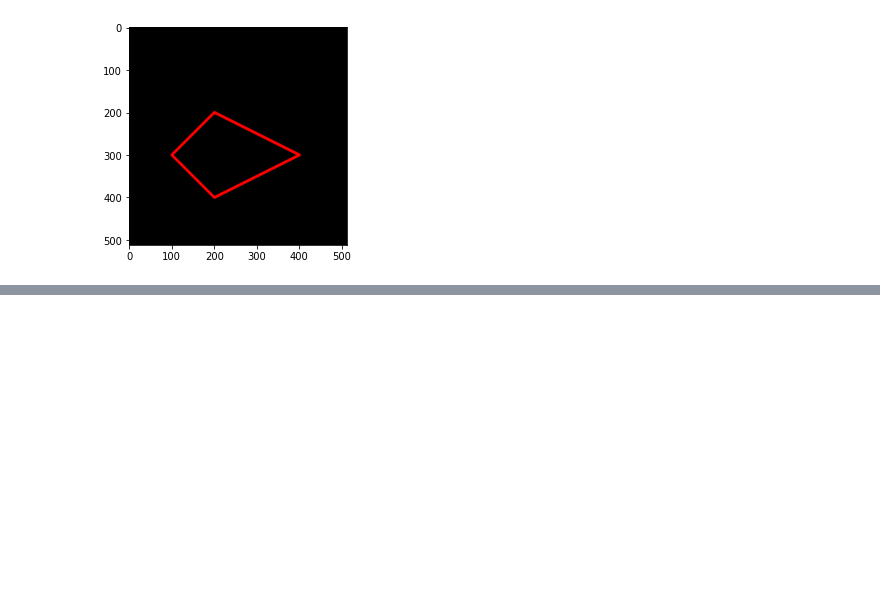
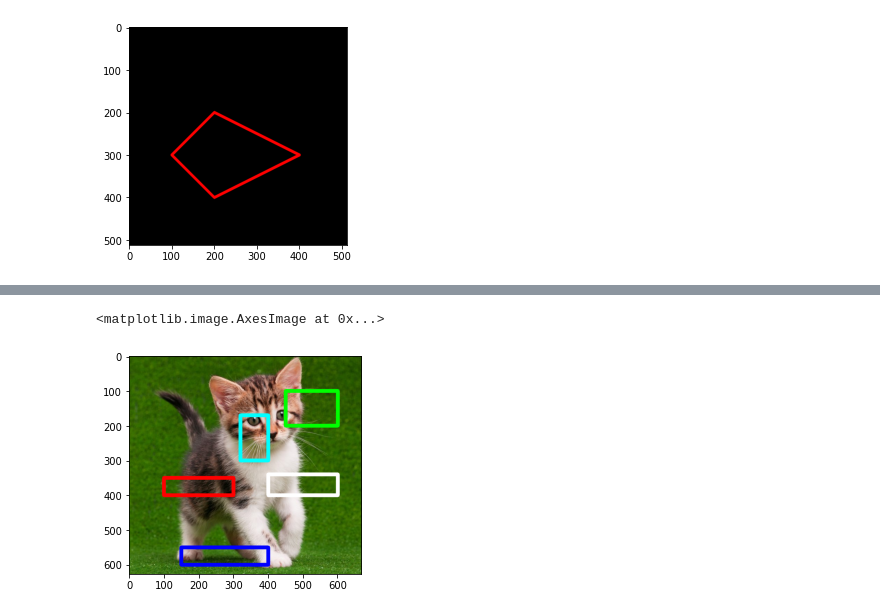
Before and after one commit to NadiaLayraAziza/PCVK_Genap_2022, a Jupyter notebook: Week2.ipynb, the cells around one changed output, grey strips where cells are left out. Saved outputs shown, nothing was run; the diff lists cells and outputs as text; code cells hidden in the pictures; blank space fills up the shorter version.

```diff
--- a/Week2.ipynb
+++ b/Week2.ipynb
@@ -130,0 +161,13 @@ plt.imshow(black_img2)
+# %%
+# Tugas Nomor 4
+img = cv.imread('/content/drive/MyDrive/PCVK_MM/Images/kitten01.jpg')
+img_t4 = cv.cvtColor(img,cv.COLOR_BGR2RGB)
+cv.rectangle(img_t4, pt1=(320,300), pt2=(400,170), color=(0,255,255), thickness=10)
+cv.rectangle(img_t4, pt1=(600,100), pt2=(450,200), color=(0,255,0),thickness=10)
+cv.rectangle(img_t4, pt1=(400,400), pt2=(600,340), color=(255,255,255),thickness=10)
+cv.rectangle(img_t4, pt1=(100,350), pt2=(300,400), color=(255,0,0),thickness=10)
+cv.rectangle(img_t4, pt1=(150,600), pt2=(400,550), color=(0,0,255),thickness=10)
+plt.imshow(img_t4)
+# %% [output]
+<matplotlib.image.AxesImage at 0x...>
+[figure, added]
```
Also changed, not shown: parts of 8 cells of this notebook.
